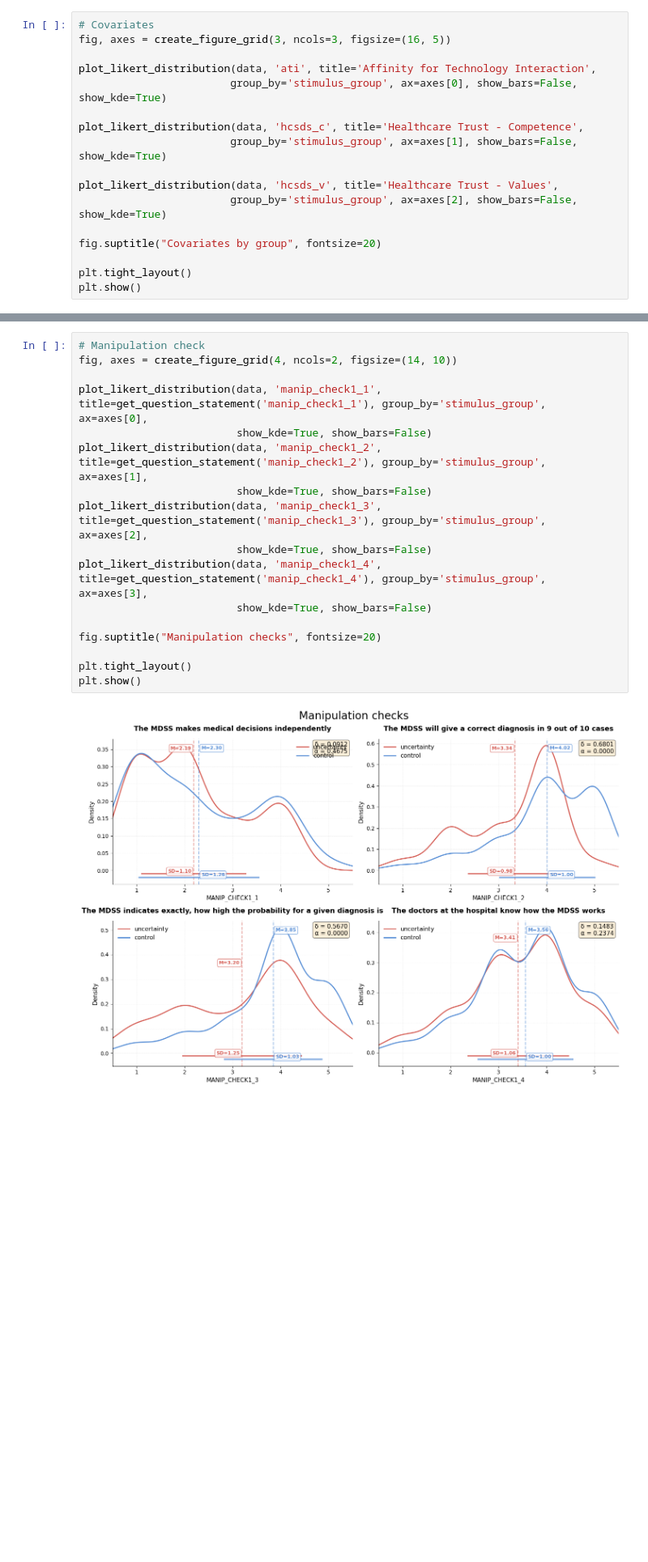
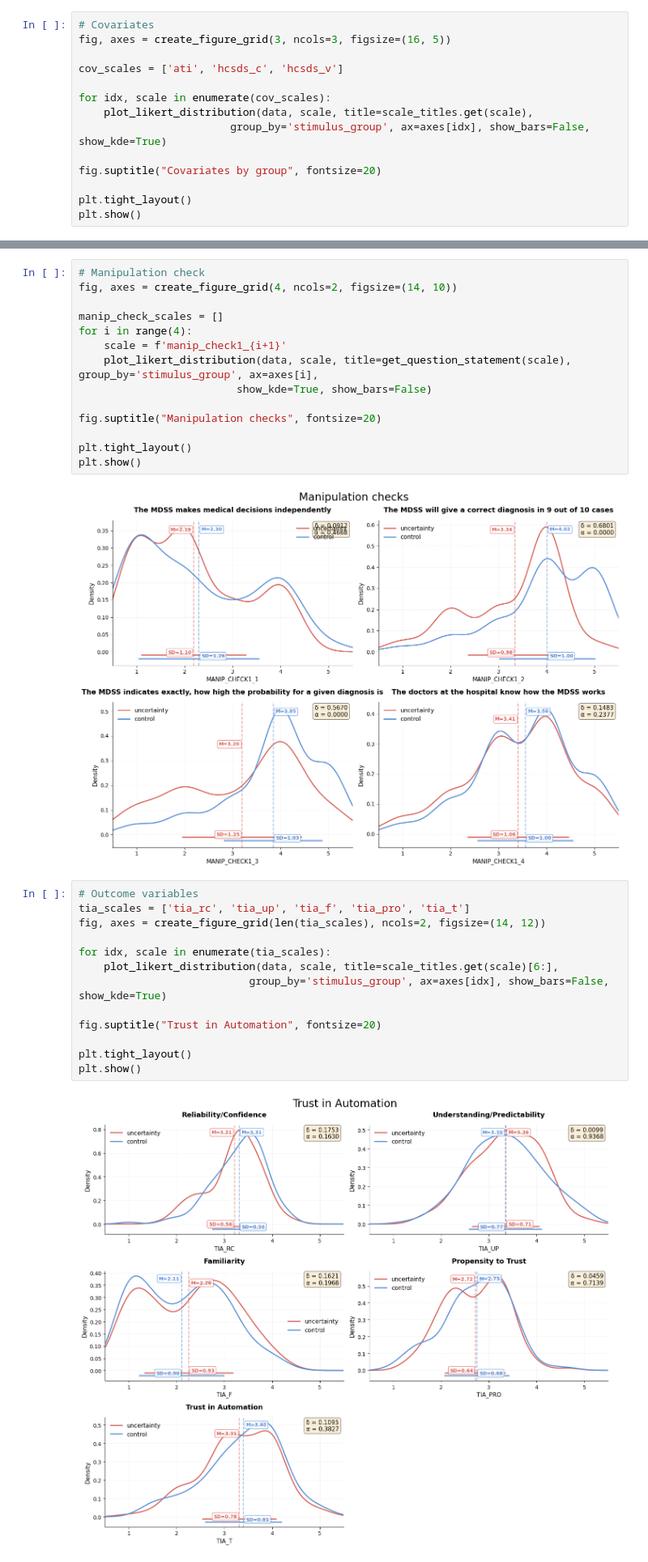
Before and after one commit to TimWiesner99/thesis-analysis, a Jupyter notebook: processing/overview_results.ipynb, the cells around one changed output, grey strips where cells are left out. Shown at 81% size. Cells and saved outputs as stored; diff of their text form; blank space fills up the shorter version.

Commit message:
added visualization of TiA scales

```diff
--- a/processing/overview_results.ipynb
+++ b/processing/overview_results.ipynb
@@ -76,14 +87,11 @@ plt.show()
 # Covariates
 fig, axes = create_figure_grid(3, ncols=3, figsize=(16, 5))
 
-plot_likert_distribution(data, 'ati', title='Affinity for Technology Interaction',
-                        group_by='stimulus_group', ax=axes[0], show_bars=False, show_kde=True)
+cov_scales = ['ati', 'hcsds_c', 'hcsds_v']
 
-plot_likert_distribution(data, 'hcsds_c', title='Healthcare Trust - Competence',
-                        group_by='stimulus_group', ax=axes[1], show_bars=False, show_kde=True)
-
-plot_likert_distribution(data, 'hcsds_v', title='Healthcare Trust - Values',
-                        group_by='stimulus_group', ax=axes[2], show_bars=False, show_kde=True)
+for idx, scale in enumerate(cov_scales):
+    plot_likert_distribution(data, scale, title=scale_titles.get(scale),
+                        group_by='stimulus_group', ax=axes[idx], show_bars=False, show_kde=True)
 
 fig.suptitle("Covariates by group", fontsize=20)
 
@@ -95,13 +103,10 @@ plt.show()
 # Manipulation check
 fig, axes = create_figure_grid(4, ncols=2, figsize=(14, 10))
 
-plot_likert_distribution(data, 'manip_check1_1', title=get_question_statement('manip_check1_1'), group_by='stimulus_group', ax=axes[0],
-                         show_kde=True, show_bars=False)
-plot_likert_distribution(data, 'manip_check1_2', title=get_question_statement('manip_check1_2'), group_by='stimulus_group', ax=axes[1],
-                         show_kde=True, show_bars=False)
-plot_likert_distribution(data, 'manip_check1_3', title=get_question_statement('manip_check1_3'), group_by='stimulus_group', ax=axes[2],
-                         show_kde=True, show_bars=False)
-plot_likert_distribution(data, 'manip_check1_4', title=get_question_statement('manip_check1_4'), group_by='stimulus_group', ax=axes[3],
+manip_check_scales = []
+for i in range(4):
+    scale = f'manip_check1_{i+1}'
+    plot_likert_distribution(data, scale, title=get_question_statement(scale), group_by='stimulus_group', ax=axes[i],
                          show_kde=True, show_bars=False)
 
 fig.suptitle("Manipulation checks", fontsize=20)
@@ -110,3 +115,18 @@ plt.tight_layout()
 plt.show()
 # %% [output]
 [figure]
+# %%
+# Outcome variables
+tia_scales = ['tia_rc', 'tia_up', 'tia_f', 'tia_pro', 'tia_t']
+fig, axes = create_figure_grid(len(tia_scales), ncols=2, figsize=(14, 12))
+
+for idx, scale in enumerate(tia_scales):
+    plot_likert_distribution(data, scale, title=scale_titles.get(scale)[6:],
+                           group_by='stimulus_group', ax=axes[idx], show_bars=False, show_kde=True)
+
+fig.suptitle("Trust in Automation", fontsize=20)
+
+plt.tight_layout()
+plt.show()
+# %% [output]
+[figure, added]
```
Also changed, not shown: parts of 1 cell of this notebook, 3 other files.
